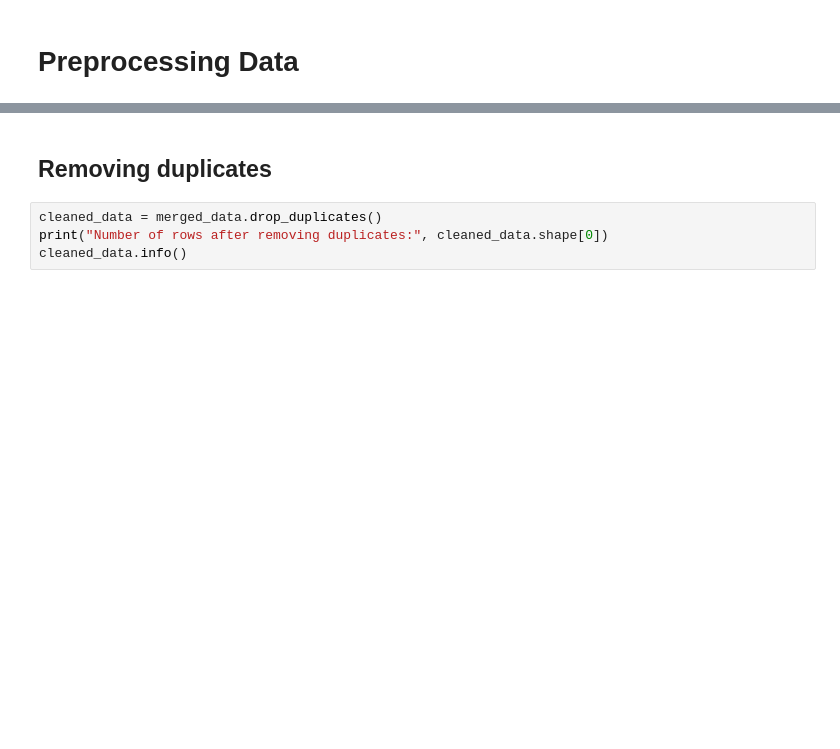
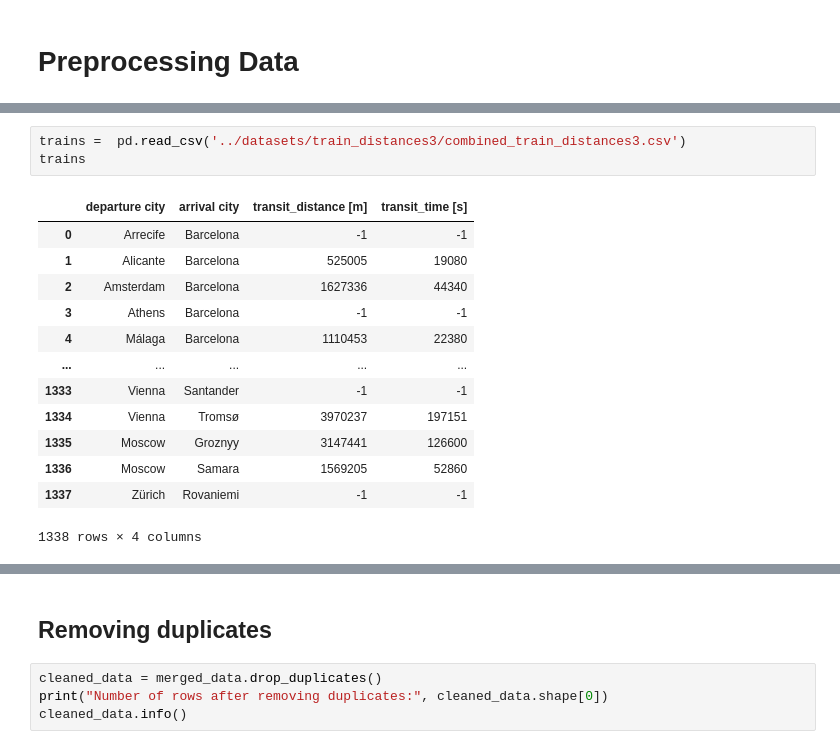
Before and after one commit to RabDou44/DOPP_group18, a Jupyter notebook: first_try_analysis.ipynb, the cells around one changed output, grey strips where cells are left out. Drawn from its saved outputs; the diff is of its cells as text; blank space fills up the shorter version.

```diff
--- a/first_try_analysis.ipynb
+++ b/first_try_analysis.ipynb
@@ -43,3 +35,20 @@ flights
+# %%
+trains =  pd.read_csv('../datasets/train_distances3/combined_train_distances3.csv')
+trains
+# %% [output]
+|  | departure city | arrival city | transit_distance [m] | transit_time [s] |
+| 0 | Arrecife | Barcelona | -1 | -1 |
+| 1 | Alicante | Barcelona | 525005 | 19080 |
+| 2 | Amsterdam | Barcelona | 1627336 | 44340 |
+| 3 | Athens | Barcelona | -1 | -1 |
+| 4 | Málaga | Barcelona | 1110453 | 22380 |
+| ... | ... | ... | ... | ... |
+| 1333 | Vienna | Santander | -1 | -1 |
+| 1334 | Vienna | Tromsø | 3970237 | 197151 |
+| 1335 | Moscow | Groznyy | 3147441 | 126600 |
+| 1336 | Moscow | Samara | 1569205 | 52860 |
+| 1337 | Zürich | Rovaniemi | -1 | -1 |
+1338 rows × 4 columns
 # %%
 print("Number of rows in flights:", flights.shape[0])
 print("Number of rows in trains:", trains.shape[0])
```
Also changed, not shown: parts of 8 cells of this notebook, 1 other file.
